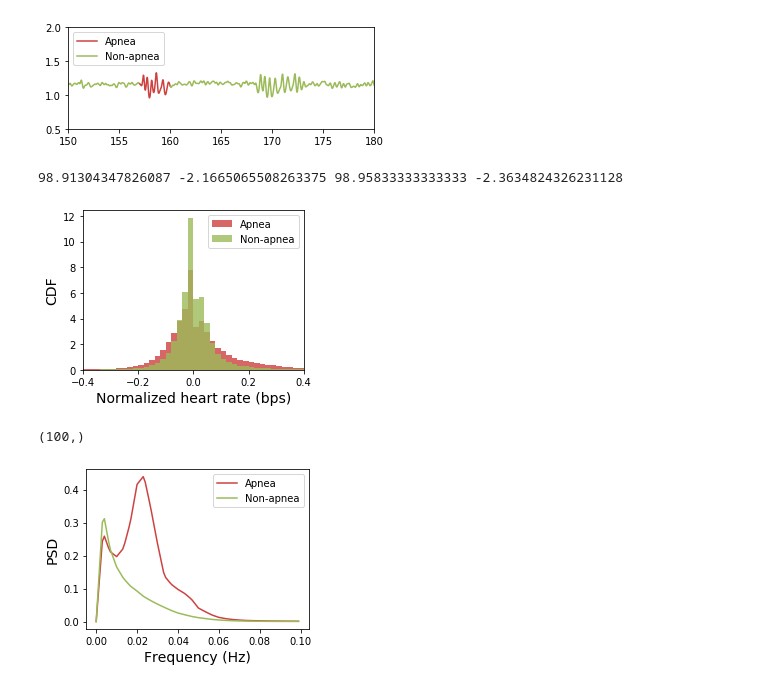
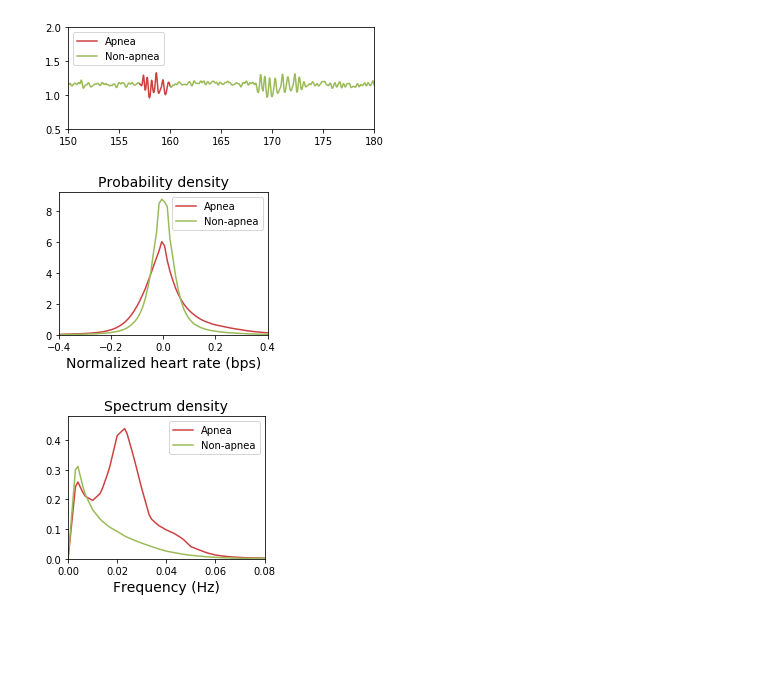
Before and after one commit to ChiQiao/Apnea-ECG, a Jupyter notebook: scripts/Slides.ipynb, the cells around one changed output. Cells and saved outputs as stored; diff of their text form; code cells hidden in the pictures; blank space fills up the shorter version.

```diff
--- a/scripts/Slides.ipynb
+++ b/scripts/Slides.ipynb
@@ -72,24 +73,27 @@ for file in file_all['file']:
             pos += list(temp)
         else:
             neg += list(temp)
+
+pos = np.array(pos)
+neg = np.array(neg)
-# %%
-print(max(pos), min(pos), max(neg), min(neg))
-# %% [output]
-98.91304347826087 -2.1665065508263375 98.95833333333333 -2.3634824326231128
 # %%
-plt.figure(figsize=(4,3))
+plt.figure(figsize=(3.5,3))
 color_pos = np.array([205, 65, 65]) / 255
 color_neg = np.array([155, 187, 89]) / 255
-plt.hist(pos, bins=np.arange(-3, 3, 0.02), density=True, fc=(*color_pos, 0.8), label='Apnea')
-plt.hist(neg, bins=np.arange(-3, 3, 0.02), density=True, fc=(*color_neg, 0.8), label='Non-apnea')
+
+# plt.hist(pos, bins=np.arange(-3, 3, 0.02), density=True, fc=(*color_pos, 0.8))
+# plt.hist(neg, bins=np.arange(-3, 3, 0.02), density=True, fc=(*color_neg, 0.8))
+sns.kdeplot(pos[(pos < 0.5) & (pos > -0.5)], shade=False, color=color_pos, label='Apnea')
+sns.kdeplot(neg[(neg < 0.5) & (neg > -0.5)], shade=False, color=color_neg, label='Non-apnea')
+
 plt.xlim([-0.4, 0.4])
 plt.xlabel('Normalized heart rate (bps)', size=14)
-plt.ylabel('CDF', size=14)
+plt.title('Probability density', size=14)
 plt.legend()
 plt.tight_layout()
 plt.savefig('../archive/Slide_time_feature.png', dpi=300)
 # %% [output]
-[figure, old version]
+[figure, new version]
 # %%
 psd_pos, psd_neg = [], []
 freq = np.arange(0, 0.1, 0.001)
@@ -120,20 +124,18 @@ for file in file_all['file']:
 # %%
 psd_pos = np.vstack(psd_pos)
 psd_neg = np.vstack(psd_neg)
-# %%
-psd_pos.mean(axis=0).shape
-# %% [output]
-(100,)
 # %%
-plt.figure(figsize=(4,3))
+plt.figure(figsize=(3.5,3))
 color_pos = np.array([205, 65, 65]) / 255
 color_neg = np.array([155, 187, 89]) / 255
 plt.plot(freq, psd_pos.mean(axis=0), '-', color=color_pos, label='Apnea')
 plt.plot(freq, psd_neg.mean(axis=0), '-', color=color_neg, label='Non-apnea')
 plt.xlabel('Frequency (Hz)', size=14)
-plt.ylabel('PSD', size=14)
+plt.title('Spectrum density', size=14)
+plt.xlim([0, 0.08])
+plt.ylim([0, 0.48])
 plt.legend()
 plt.tight_layout()
 plt.savefig('../archive/Slide_freq_feature.png', dpi=300)
 # %% [output]
-[figure, old version]
+[figure, new version]
```
Also changed, not shown: parts of 1 cell of this notebook, 3 other files.
